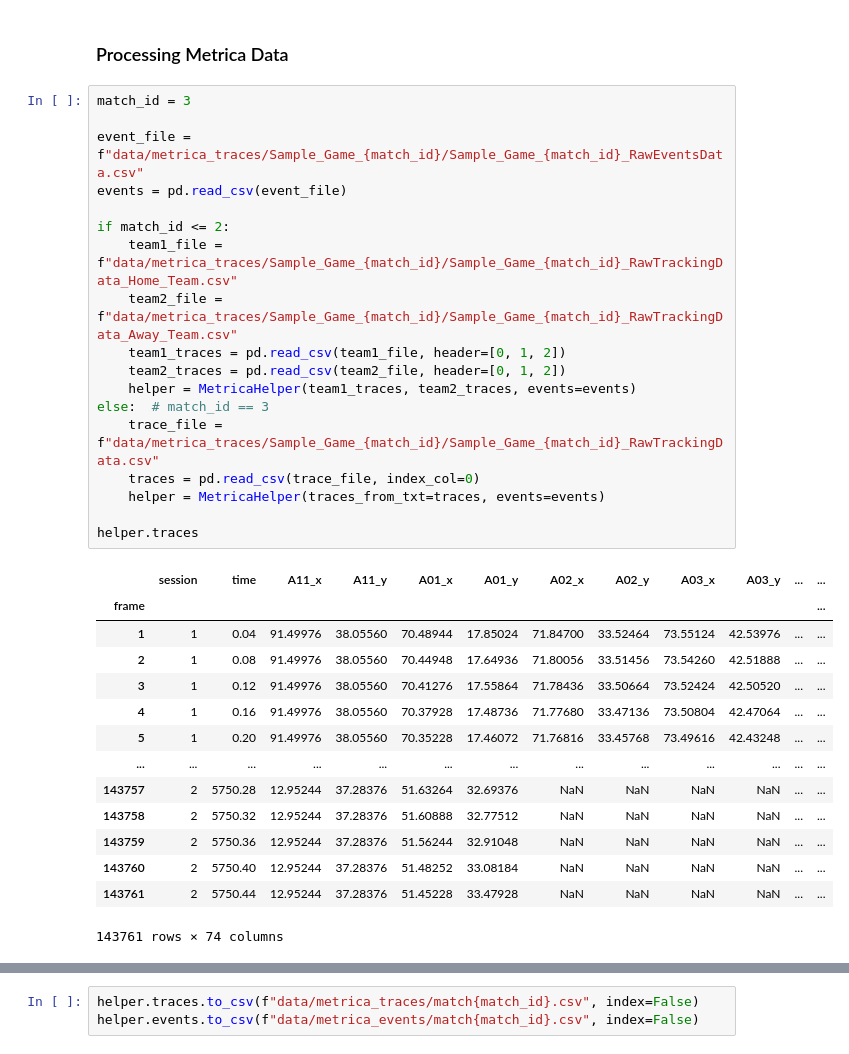
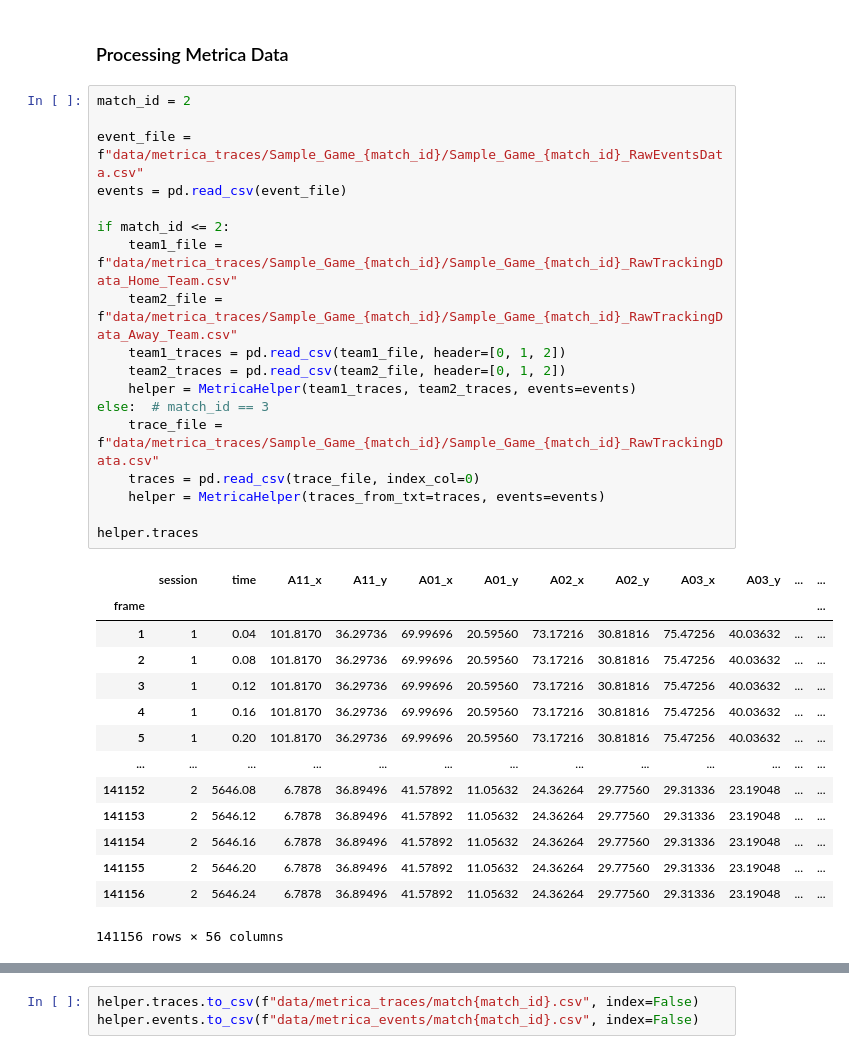
Before and after one commit to pientist/ballradar, a Jupyter notebook: datatools/metrica_data_processing.ipynb, the cells around one changed output, grey strips where cells are left out. Drawn from its saved outputs; the diff is of its cells as text.

```diff
--- a/datatools/metrica_data_processing.ipynb
+++ b/datatools/metrica_data_processing.ipynb
@@ -156,38 +157,38 @@ traces.to_csv(f"data/metrica_traces/Sample_Game_3/Sample_Game_3_RawTrackingData.
 # %% [markdown]
 ### Processing Metrica Data
 # %%
-match_id = 3
+match_id = 2
 
 event_file = f"data/metrica_traces/Sample_Game_{match_id}/Sample_Game_{match_id}_RawEventsData.csv"
 events = pd.read_csv(event_file)
 
 if match_id <= 2:
     team1_file = f"data/metrica_traces/Sample_Game_{match_id}/Sample_Game_{match_id}_RawTrackingData_Home_Team.csv"
     team2_file = f"data/metrica_traces/Sample_Game_{match_id}/Sample_Game_{match_id}_RawTrackingData_Away_Team.csv"
     team1_traces = pd.read_csv(team1_file, header=[0, 1, 2])
     team2_traces = pd.read_csv(team2_file, header=[0, 1, 2])
     helper = MetricaHelper(team1_traces, team2_traces, events=events)
 else:  # match_id == 3
     trace_file = f"data/metrica_traces/Sample_Game_{match_id}/Sample_Game_{match_id}_RawTrackingData.csv"
     traces = pd.read_csv(trace_file, index_col=0)
     helper = MetricaHelper(traces_from_txt=traces, events=events)
 
 helper.traces
 # %% [output]
 |  | session | time | A11_x | A11_y | A01_x | A01_y | A02_x | A02_y | A03_x | A03_y | ... | ... |
 | frame |  |  |  |  |  |  |  |  |  |  |  | ... |
-| 1 | 1 | 0.04 | 91.49976 | 38.05560 | 70.48944 | 17.85024 | 71.84700 | 33.52464 | 73.55124 | 42.53976 | ... | ... |
-| 2 | 1 | 0.08 | 91.49976 | 38.05560 | 70.44948 | 17.64936 | 71.80056 | 33.51456 | 73.54260 | 42.51888 | ... | ... |
-| 3 | 1 | 0.12 | 91.49976 | 38.05560 | 70.41276 | 17.55864 | 71.78436 | 33.50664 | 73.52424 | 42.50520 | ... | ... |
-| 4 | 1 | 0.16 | 91.49976 | 38.05560 | 70.37928 | 17.48736 | 71.77680 | 33.47136 | 73.50804 | 42.47064 | ... | ... |
-| 5 | 1 | 0.20 | 91.49976 | 38.05560 | 70.35228 | 17.46072 | 71.76816 | 33.45768 | 73.49616 | 42.43248 | ... | ... |
+| 1 | 1 | 0.04 | 101.8170 | 36.29736 | 69.99696 | 20.59560 | 73.17216 | 30.81816 | 75.47256 | 40.03632 | ... | ... |
+| 2 | 1 | 0.08 | 101.8170 | 36.29736 | 69.99696 | 20.59560 | 73.17216 | 30.81816 | 75.47256 | 40.03632 | ... | ... |
+| 3 | 1 | 0.12 | 101.8170 | 36.29736 | 69.99696 | 20.59560 | 73.17216 | 30.81816 | 75.47256 | 40.03632 | ... | ... |
+| 4 | 1 | 0.16 | 101.8170 | 36.29736 | 69.99696 | 20.59560 | 73.17216 | 30.81816 | 75.47256 | 40.03632 | ... | ... |
+| 5 | 1 | 0.20 | 101.8170 | 36.29736 | 69.99696 | 20.59560 | 73.17216 | 30.81816 | 75.47256 | 40.03632 | ... | ... |
 | ... | ... | ... | ... | ... | ... | ... | ... | ... | ... | ... | ... | ... |
-| 143757 | 2 | 5750.28 | 12.95244 | 37.28376 | 51.63264 | 32.69376 | NaN | NaN | NaN | NaN | ... | ... |
-| 143758 | 2 | 5750.32 | 12.95244 | 37.28376 | 51.60888 | 32.77512 | NaN | NaN | NaN | NaN | ... | ... |
-| 143759 | 2 | 5750.36 | 12.95244 | 37.28376 | 51.56244 | 32.91048 | NaN | NaN | NaN | NaN | ... | ... |
-| 143760 | 2 | 5750.40 | 12.95244 | 37.28376 | 51.48252 | 33.08184 | NaN | NaN | NaN | NaN | ... | ... |
-| 143761 | 2 | 5750.44 | 12.95244 | 37.28376 | 51.45228 | 33.47928 | NaN | NaN | NaN | NaN | ... | ... |
+| 141152 | 2 | 5646.08 | 6.7878 | 36.89496 | 41.57892 | 11.05632 | 24.36264 | 29.77560 | 29.31336 | 23.19048 | ... | ... |
+| 141153 | 2 | 5646.12 | 6.7878 | 36.89496 | 41.57892 | 11.05632 | 24.36264 | 29.77560 | 29.31336 | 23.19048 | ... | ... |
+| 141154 | 2 | 5646.16 | 6.7878 | 36.89496 | 41.57892 | 11.05632 | 24.36264 | 29.77560 | 29.31336 | 23.19048 | ... | ... |
+| 141155 | 2 | 5646.20 | 6.7878 | 36.89496 | 41.57892 | 11.05632 | 24.36264 | 29.77560 | 29.31336 | 23.19048 | ... | ... |
+| 141156 | 2 | 5646.24 | 6.7878 | 36.89496 | 41.57892 | 11.05632 | 24.36264 | 29.77560 | 29.31336 | 23.19048 | ... | ... |
-143761 rows × 74 columns
+141156 rows × 56 columns
 # %%
 helper.generate_phase_records()
 helper.phase_records
```
Also changed, not shown: parts of 4 cells of this notebook, 2 other files.
